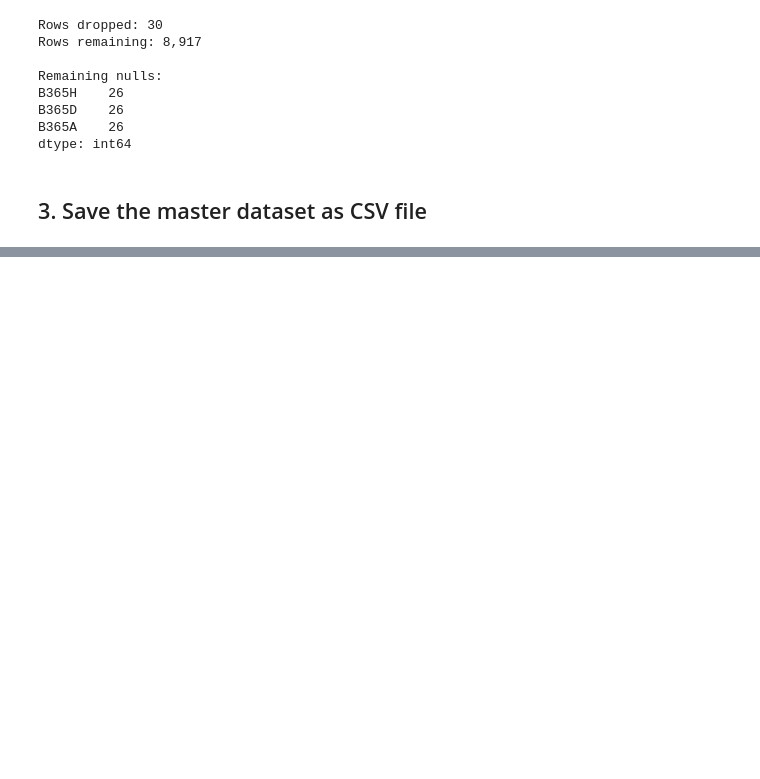
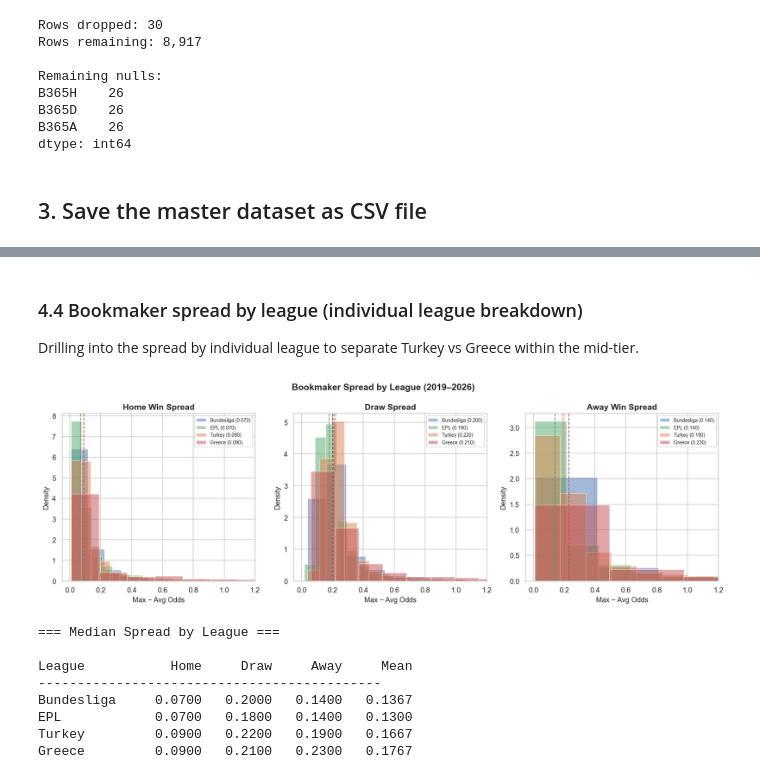
Before and after one commit to vladislavkivaev/football-betting-integrity-monitor, a Jupyter notebook: notebooks/01_eda.ipynb, the cells around one changed output, grey strips where cells are left out. Cells and saved outputs as stored; diff of their text form; code cells hidden in the pictures; blank space fills up the shorter version.

```diff
--- a/notebooks/01_eda.ipynb
+++ b/notebooks/01_eda.ipynb
@@ -428,0 +667,63 @@ Preview:
+# %% [markdown]
+### 4.4 Bookmaker spread by league (individual league breakdown)
+
+Drilling into the spread by individual league to separate Turkey vs Greece within the mid-tier.
+# %%
+fig, axes = plt.subplots(1, 3, figsize=(15, 5))
+
+outcomes = ['H', 'D', 'A']
+outcome_labels = {'H': 'Home Win', 'D': 'Draw', 'A': 'Away Win'}
+league_colors = {
+    'D1': '#4C72B0',
+    'E0': '#55A868',
+    'T1': '#DD8452',
+    'G1': '#C44E52'
+}
+league_names = {
+    'D1': 'Bundesliga',
+    'E0': 'EPL',
+    'T1': 'Turkey',
+    'G1': 'Greece'
+}
+
+for ax, outcome in zip(axes, outcomes):
+    col = f'bookmaker_spread_{outcome}'
+
+    medians = {}
+    for league in ['D1', 'E0', 'T1', 'G1']:
+        data = master[master['league'] == league][col].dropna()
+        medians[league] = data.median()
+        ax.hist(data, bins=60, alpha=0.5, label=f"{league_names[league]} ({data.median():.3f})",
+                color=league_colors[league], density=True)
+        ax.axvline(data.median(), color=league_colors[league], linestyle='--', linewidth=1.2)
+
+    ax.set_title(f'{outcome_labels[outcome]} Spread', fontweight='bold')
+    ax.set_xlabel('Max − Avg Odds')
+    ax.set_ylabel('Density')
+    ax.set_xlim(-0.05, 1.2)
+    ax.legend(fontsize=7.5)
+
+fig.suptitle('Bookmaker Spread by League (2019–2026)', fontsize=14, fontweight='bold')
+plt.tight_layout()
+plt.savefig('../data/processed/fig_04_spread_by_league.png', bbox_inches='tight')
+plt.show()
+
+# Summary table
+print("=== Median Spread by League ===\n")
+print(f"{'League':<12} {'Home':>8} {'Draw':>8} {'Away':>8} {'Mean':>8}")
+print("-" * 44)
+for league, name in zip(['D1','E0','T1','G1'], ['Bundesliga','EPL','Turkey','Greece']):
+    h = master[master['league'] == league]['bookmaker_spread_H'].median()
+    d = master[master['league'] == league]['bookmaker_spread_D'].median()
+    a = master[master['league'] == league]['bookmaker_spread_A'].median()
+    print(f"{name:<12} {h:>8.4f} {d:>8.4f} {a:>8.4f} {(h+d+a)/3:>8.4f}")
+# %% [output]
+[figure, added]
+=== Median Spread by League ===
+
+League           Home     Draw     Away     Mean
+--------------------------------------------
+Bundesliga     0.0700   0.2000   0.1400   0.1367
+EPL            0.0700   0.1800   0.1400   0.1300
+Turkey         0.0900   0.2200   0.1900   0.1667
+Greece         0.0900   0.2100   0.2300   0.1767
```
Also changed, not shown: parts of 28 cells of this notebook.
